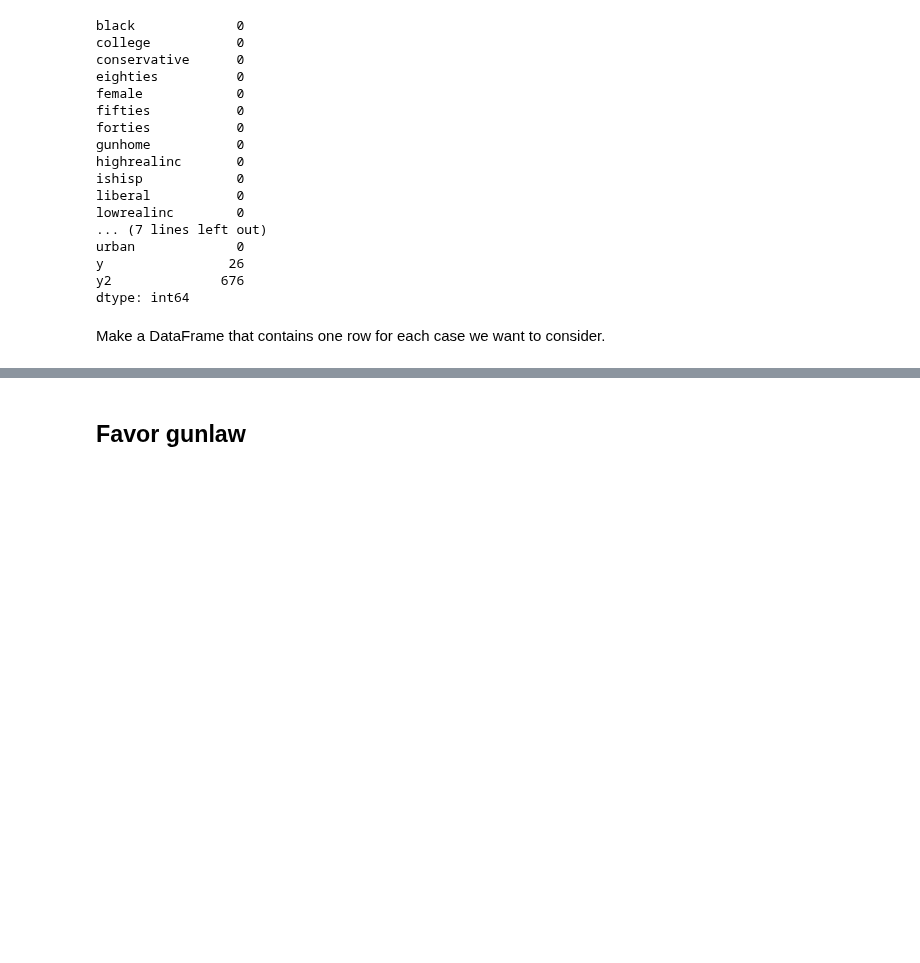
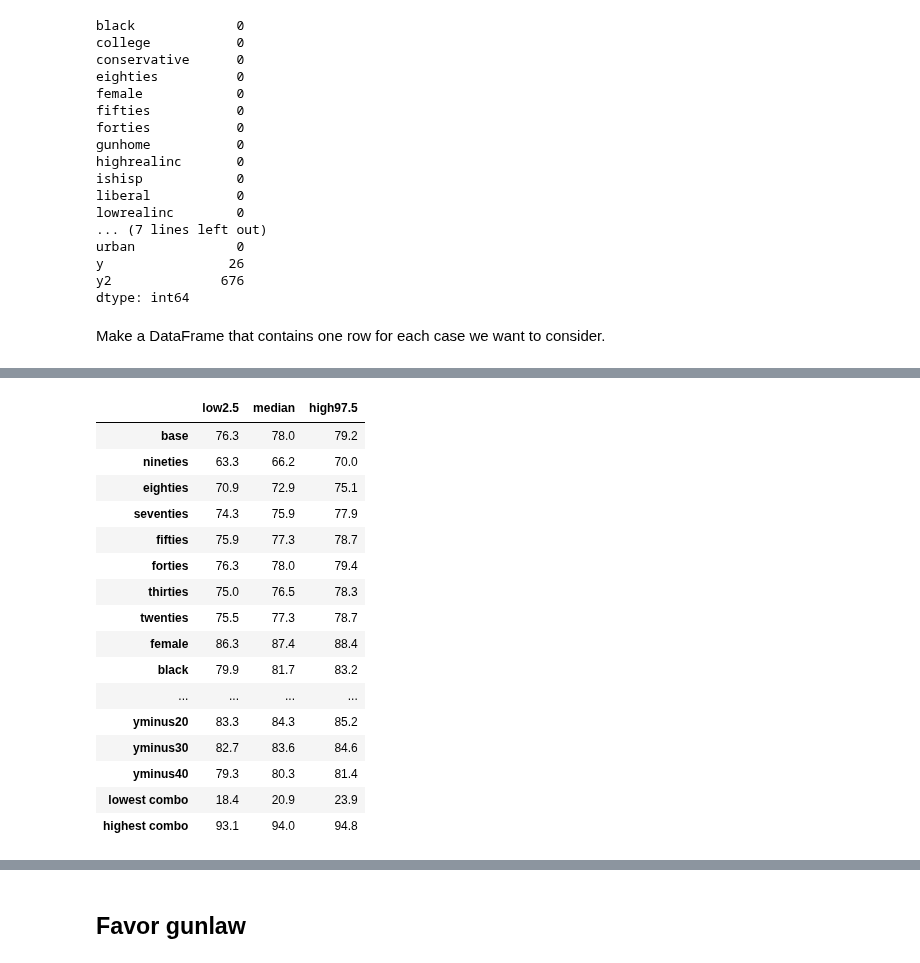
Before and after one commit to AllenDowney/GssReligion, a Jupyter notebook: gss_gun.ipynb, the cells around one changed output, grey strips where cells are left out. Drawn from its saved outputs; the diff is of its cells as text; code cells hidden in the pictures; blank space fills up the shorter version.

```diff
--- a/gss_gun.ipynb
+++ b/gss_gun.ipynb
@@ -1106 +1120,10 @@ yminus40         2.421547
 dtype: float64
+# %%
+def make_result(pred):
+    result = pd.DataFrame()
+    result['pred'] = pred
+    result['offset'] = pred - pred['base']
+    return result
+
+result = make_result(pred)
+result
@@ -1106,0 +1150,26 @@ dtype: float64
+# %%
+def run(iters=101):
+    gss = utils.ReadGss('gss_gun')
+    replace_invalid(gss)
+    formula = ('favor ~ y + y2 + nineties + eighties + seventies + fifties + forties + thirties + twenties + '
+           'female + black + otherrace + ishisp + conservative + liberal + lowrealinc + highrealinc + '
+           'college + urban + rural + threatened + gunhome')
+
+    results = []
+    for i in range(iters):
+        sample = utils.ResampleByYear(gss).copy()
+        fill_all_missing(sample)
+        make_booleans(sample)
+        center_factors(sample)
+        data = sample.dropna(subset=['gunlaw'])
+
+        model = smf.logit(formula, data=data).fit()
+
+        df_pred = make_df_pred()
+        pred = model.predict(df_pred) * 100
+        result = make_result(pred)
+
+        results.append(result)
+    return results
+# %%
+results = run()
@@ -1106,0 +1194,27 @@ dtype: float64
+# %%
+preds = [result.pred for result in results]
+median, low, high = thinkstats2.PercentileRows(preds, [50, 5, 95])
+
+estimates = pd.DataFrame(index=result.index)
+estimates['low2.5'] = low
+estimates['median'] = median
+estimates['high97.5'] = high
+estimates.round(1)
+# %% [output]
+|  | low2.5 | median | high97.5 |
+| base | 76.3 | 78.0 | 79.2 |
+| nineties | 63.3 | 66.2 | 70.0 |
+| eighties | 70.9 | 72.9 | 75.1 |
+| seventies | 74.3 | 75.9 | 77.9 |
+| fifties | 75.9 | 77.3 | 78.7 |
+| forties | 76.3 | 78.0 | 79.4 |
+| thirties | 75.0 | 76.5 | 78.3 |
+| twenties | 75.5 | 77.3 | 78.7 |
+| female | 86.3 | 87.4 | 88.4 |
+| black | 79.9 | 81.7 | 83.2 |
+| ... | ... | ... | ... |
+| yminus20 | 83.3 | 84.3 | 85.2 |
+| yminus30 | 82.7 | 83.6 | 84.6 |
+| yminus40 | 79.3 | 80.3 | 81.4 |
+| lowest combo | 18.4 | 20.9 | 23.9 |
+| highest combo | 93.1 | 94.0 | 94.8 |
```
Also changed, not shown: parts of 77 cells of this notebook.
